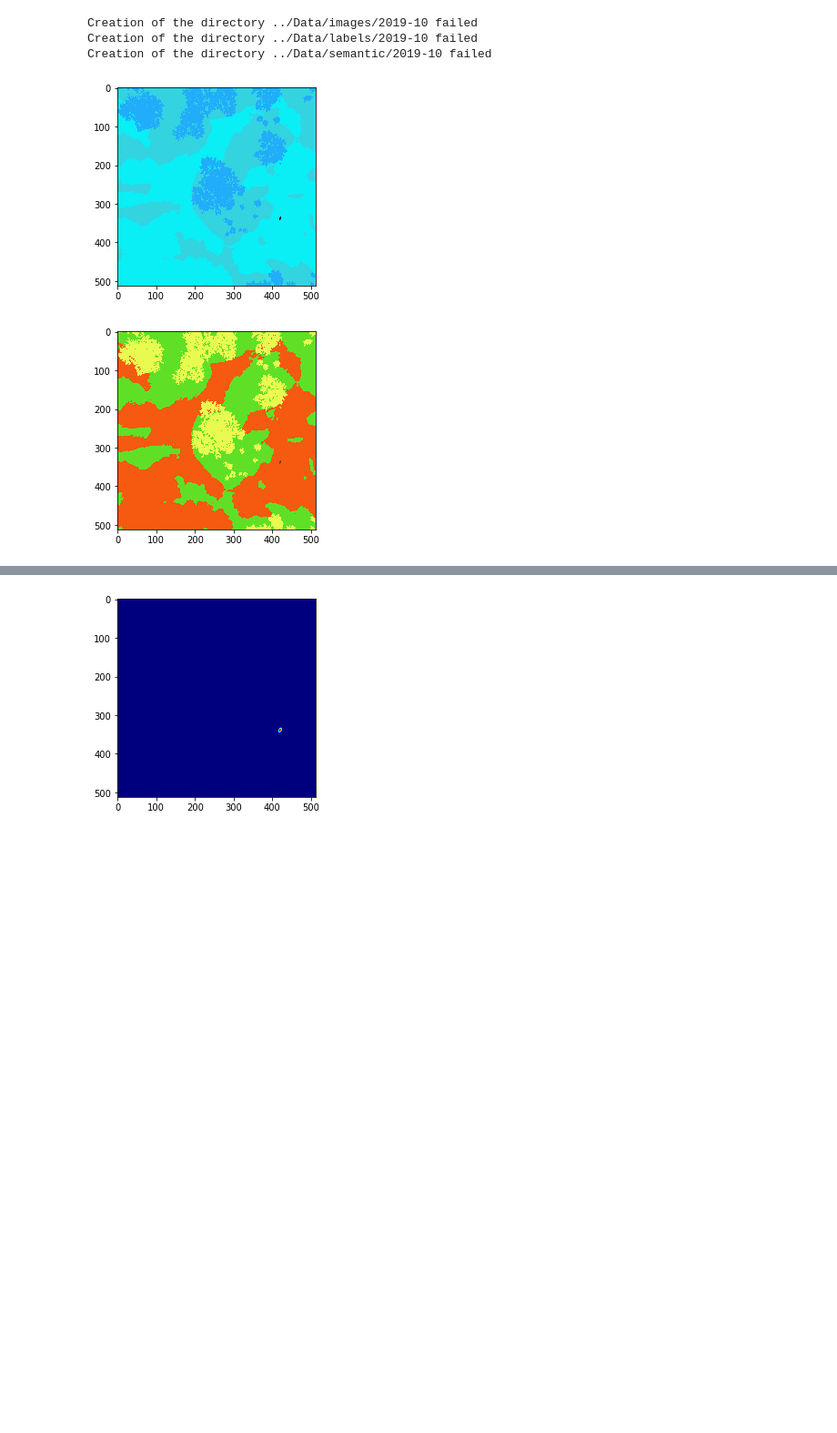
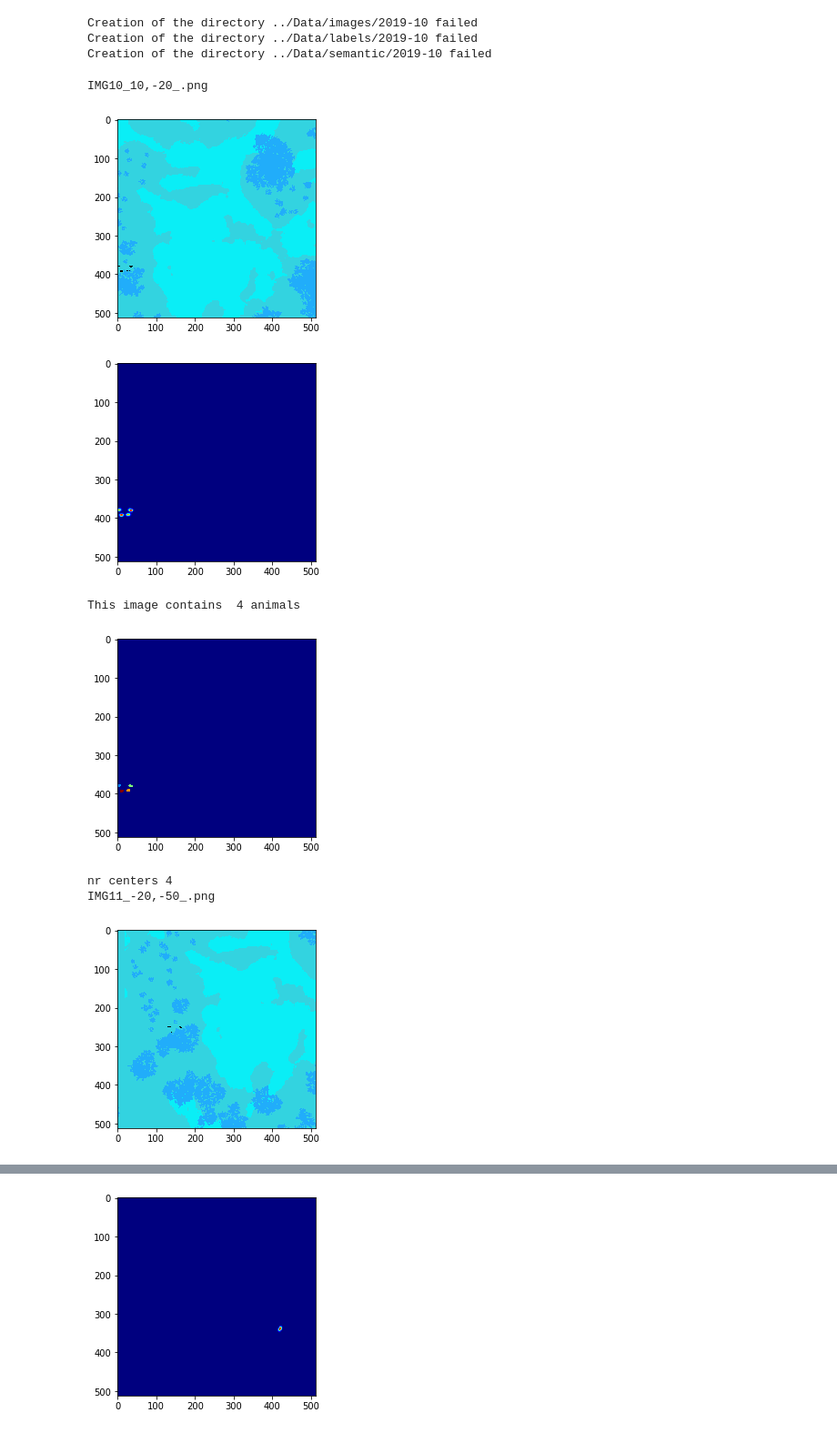
Before and after one commit to DerekvdVen/imaginary-animals, a Jupyter notebook: Main.ipynb, the cells around one changed output, grey strips where cells are left out. Shown at 91% size. Saved outputs shown, nothing was run; the diff lists cells and outputs as text; code cells hidden in the pictures; blank space fills up the shorter version.

Commit message:
put everything into one forloop that takes list of input files

```diff
--- a/Main.ipynb
+++ b/Main.ipynb
@@ -20,19 +20,53 @@ create_dirs()
 Creation of the directory ../Data/images/2019-10 failed
 Creation of the directory ../Data/labels/2019-10 failed
 Creation of the directory ../Data/semantic/2019-10 failed
-# %%
-# Mask function
-image_name = "IMG9_40,10_.png"
-input_location = "../Data/images/2019-10/"
-input_location_s = "../Data/semantic/2019-10/"
-
-input_image = input_location + image_name
-input_image_s = input_location_s + image_name
-
-#"Data/semantic/2019-10/IMG107_400,0_.png"
-animals, mask = mask_seg(input_image_s)
-img = mpimg.imread(input_image_s)
-imgplot = plt.imshow(img)
-# %% [output]
-[figure, removed]
-[figure, removed]
+# %%
+input_location = "../Data/images/2019-10/"
+input_location_s = "../Data/semantic/2019-10/"
+output_location = "../Data/labels/2019-10/"
+
+
+sigma = 2
+
+with open("../Data/labels/00_SPLIT.txt","w") as file:
+    for image_name in os.listdir("../Data/semantic/2019-10/"):
+
+        # Input image from directory
+        print(image_name)
+        input_location_s = "../Data/semantic/2019-10/"
+        input_image_s = input_location_s + image_name
+
+        # Write file name to 00_SPLIT.txt file
+        file.write("2019-10/" + image_name + ' ' + "1")
+        file.write("\n")
+
+        # Mask everything but animals in image
+        animals, mask = mask_seg(input_image_s)
+
+        # Smooth animals with gaussian
+        animals_smooth, T = smooth_animals(animals, sigma = sigma)
+
+        # Count animals, if no animals are present, skip image
+        labeled_animals, nr_objects = count_animals(animals_smooth, T)
+        if nr_objects == 0:
+            print("Zero animals in this picture, passing")
+            continue
+
+        # Get centers and bboxes of animals in image
+        centers_list = get_centers(animals_smooth)
+        bbox_list = get_bboxes(labeled_animals)
+
+        # Output centers and bboxes
+        write_file(output_location,image_name,centers_list,bbox_list)
+
+#img = mpimg.imread(input_image_s)
+#imgplot = plt.imshow(img)
+# %% [output]
+IMG10_10,-20_.png
+[figure, added]
+[figure, added]
+This image contains  4 animals
+[figure, added]
+nr centers 4
+IMG11_-20,-50_.png
+[figure, added]
```
Also changed, not shown: parts of 3 cells of this notebook, 2 other files.
